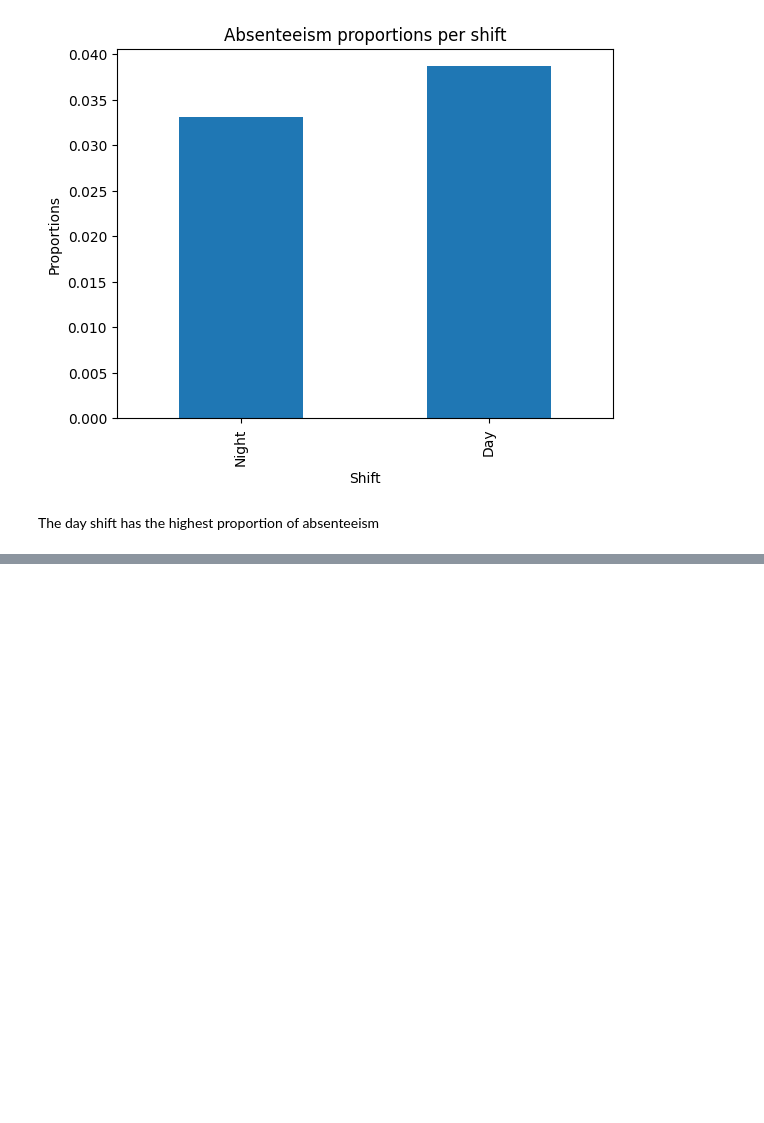
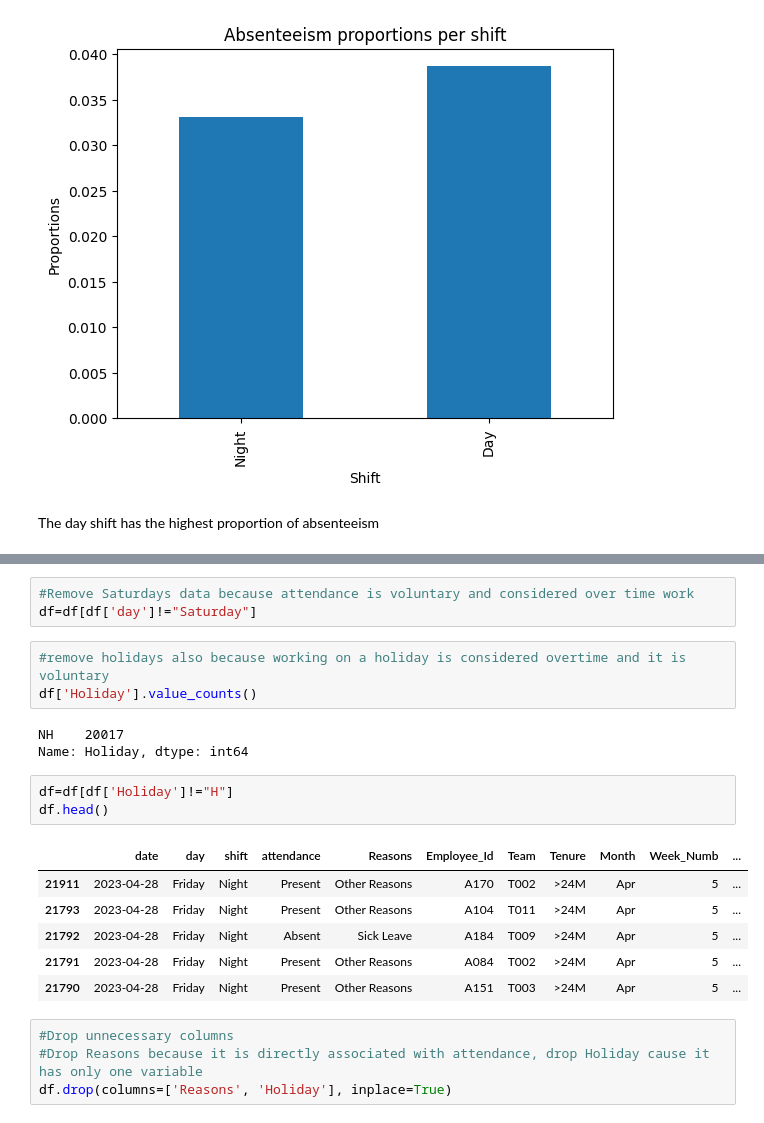
Before and after one commit to Jaeljane/Attendance_Prediction, a Jupyter notebook: Attendance_Classification.ipynb, the cells around one changed output, grey strips where cells are left out. Cells and saved outputs as stored; diff of their text form; blank space fills up the shorter version.

```diff
--- a/Attendance_Classification.ipynb
+++ b/Attendance_Classification.ipynb
@@ -171,0 +215,23 @@ plt.show()
+# %%
+#Remove Saturdays data because attendance is voluntary and considered over time work
+df=df[df['day']!="Saturday"]
+# %%
+#remove holidays also because working on a holiday is considered overtime and it is voluntary
+df['Holiday'].value_counts()
+# %% [output]
+NH    20017
+Name: Holiday, dtype: int64
+# %%
+df=df[df['Holiday']!="H"]
+df.head()
+# %% [output]
+|  | date | day | shift | attendance | Reasons | Employee_Id | Team | Tenure | Month | Week_Numb | ... |
+| 21911 | 2023-04-28 | Friday | Night | Present | Other Reasons | A170 | T002 | >24M | Apr | 5 | ... |
+| 21793 | 2023-04-28 | Friday | Night | Present | Other Reasons | A104 | T011 | >24M | Apr | 5 | ... |
+| 21792 | 2023-04-28 | Friday | Night | Absent | Sick Leave | A184 | T009 | >24M | Apr | 5 | ... |
+| 21791 | 2023-04-28 | Friday | Night | Present | Other Reasons | A084 | T002 | >24M | Apr | 5 | ... |
+| 21790 | 2023-04-28 | Friday | Night | Present | Other Reasons | A151 | T003 | >24M | Apr | 5 | ... |
+# %%
+#Drop unnecessary columns
+#Drop Reasons because it is directly associated with attendance, drop Holiday cause it has only one variable
+df.drop(columns=['Reasons', 'Holiday'], inplace=True)
```
Also changed, not shown: parts of 12 cells of this notebook.
